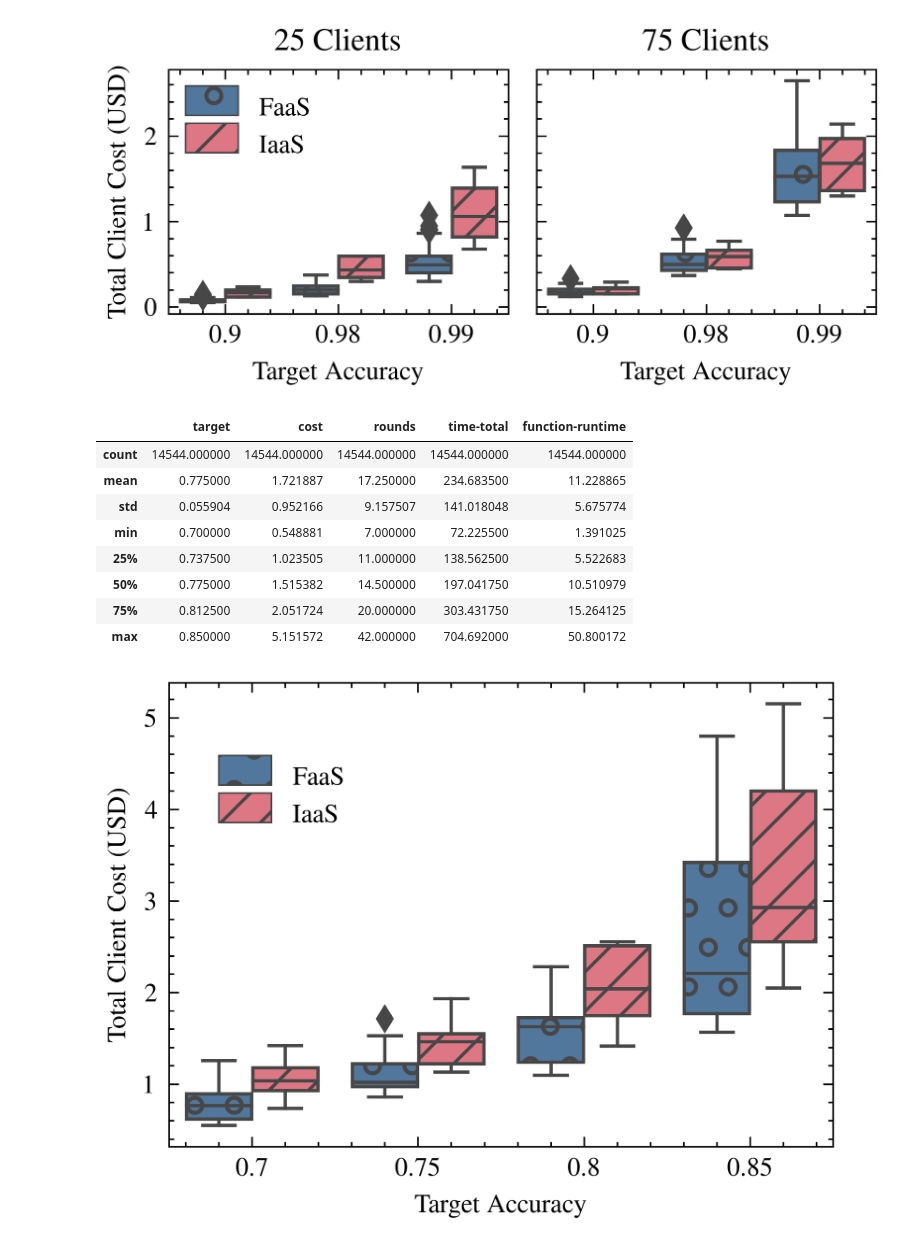
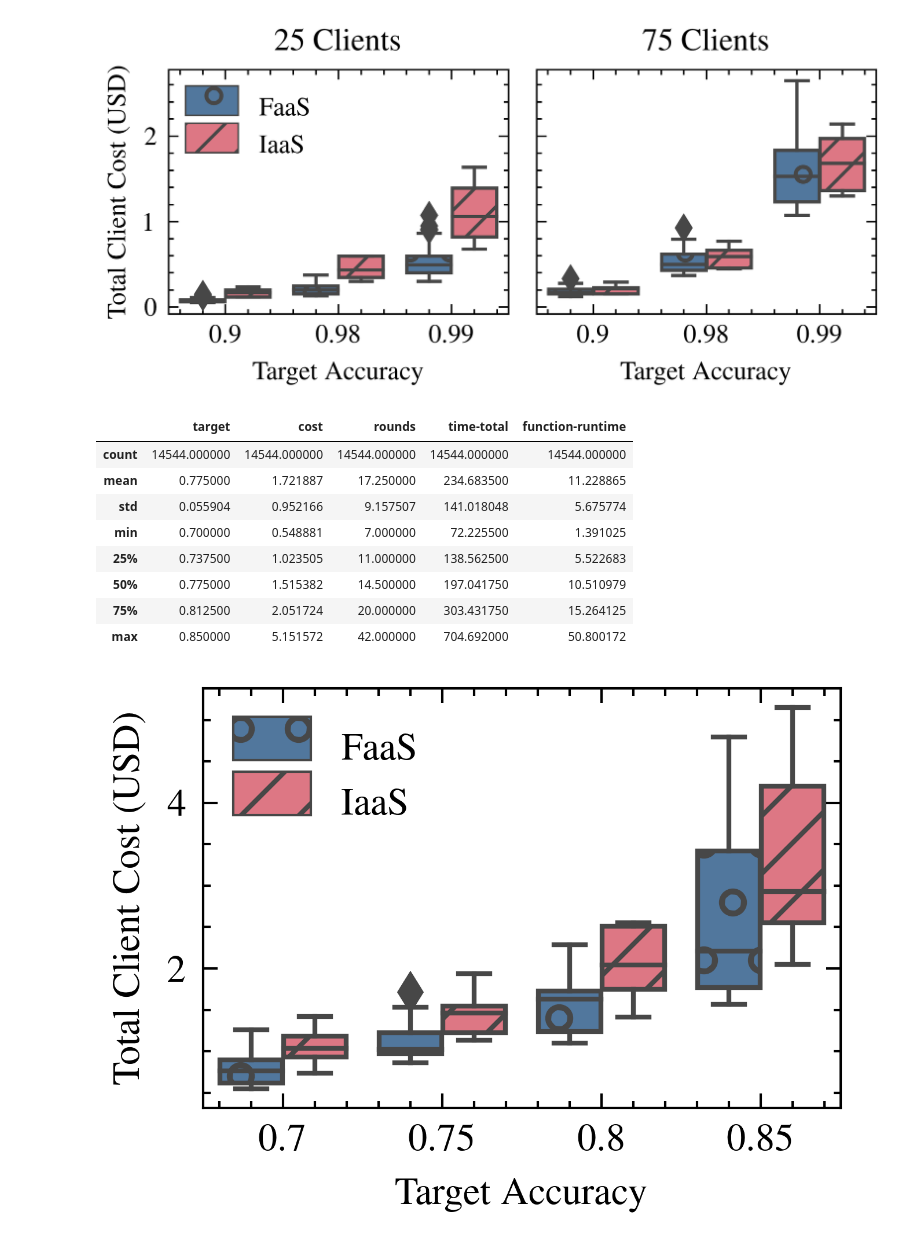
Before and after one commit to Serverless-Federated-Learning/FedLesScan, a Jupyter notebook: experiments/fedless-analysis-ieee.ipynb, the cells around one changed output. Cells and saved outputs as stored; diff of their text form; code cells hidden in the pictures.

Commit message:
updated plots

```diff
--- a/experiments/fedless-analysis-ieee.ipynb
+++ b/experiments/fedless-analysis-ieee.ipynb
@@ -102,7 +103,7 @@ for i, clients in enumerate([100, 200]):
     )
     axarr[i].set_title(f"{clients} Clients per Round")
     axarr[i].set_xlabel("Communication Round")
-    axarr[i].set_ylabel("Time in Seconds")
+    axarr[i].set_ylabel("Time (s)")
     axarr[i].get_legend().remove()
 
 handles, labels = axarr[-1].get_legend_handles_labels()
@@ -163,7 +164,7 @@ for i, clients in enumerate([25, 200]):
     #)
     axarr[i].set_title(f"{clients} Clients per Round")
     axarr[i].set_xlabel("Communication Round")
-    axarr[i].set_ylabel("Time in Seconds")
+    axarr[i].set_ylabel("Time (s)")
     axarr[i].get_legend().remove()
 
 handles, labels = axarr[-1].get_legend_handles_labels()
@@ -234,7 +235,7 @@ for i, clients in enumerate([10, 25]):
     #
     axarr[i].set_title(f"{clients} Clients per Round")
     axarr[i].set_xlabel("Communication Round")
-    axarr[i].set_ylabel("Time in Seconds")
+    axarr[i].set_ylabel("Time (s)")
     axarr[i].set_ylim((0, 700))
     axarr[i].get_legend().remove()
 
@@ -1307,7 +1282,7 @@ for clients in [25]:
 
 df_ = pd.DataFrame.from_records(records).set_index("clients")
 
-fig, ax = plt.subplots()
+fig, ax = plt.subplots(figsize=(3.5 / 1.5, 3.5 / 2))
 
 plt.gcf()
 
@@ -1322,32 +1297,32 @@ with plt.style.context(['science', 'ieee', 'bright']):
     )
 ax.set_ylabel("Total Client Cost (USD)")
 #ax.set_title(f"{clients} Clients")
 ax.get_legend().set_title("")
 ax.set_xlabel("Target Accuracy")
 
 hatches = itertools.cycle(['o', '//', '+', 'x', '-', '.', 'x', '\\', '', '', 'O', '.'][:2]) # ['.', '//', '+', '-', 'x', '\\', '', 'o', 'O', '.'])
 for j, patch in enumerate(ax.artists + ax.patches):
     hatch = next(hatches)
     patch.set_hatch(hatch)
 
 handles, labels = ax.get_legend_handles_labels()
 ax.get_legend().remove()
-leg = fig.legend(handles, labels, loc=(0.15, 0.7))
+leg = fig.legend(handles, labels, loc=(0.16, 0.7))
 for patch in leg.get_patches():
     patch.set_height(9)
 fig.tight_layout()
 
 fig.savefig(PLOT_OUTPUT_DIR / f"pricing-femnist.pdf", bbox_inches = 'tight', pad_inches = 0)
 
 df_.describe()
 # %% [output]
 |  | target | cost | rounds | time-total | function-runtime |
 | count | 14544.000000 | 14544.000000 | 14544.000000 | 14544.000000 | 14544.000000 |
 | mean | 0.775000 | 1.721887 | 17.250000 | 234.683500 | 11.228865 |
 | std | 0.055904 | 0.952166 | 9.157507 | 141.018048 | 5.675774 |
 | min | 0.700000 | 0.548881 | 7.000000 | 72.225500 | 1.391025 |
 | 25% | 0.737500 | 1.023505 | 11.000000 | 138.562500 | 5.522683 |
 | 50% | 0.775000 | 1.515382 | 14.500000 | 197.041750 | 10.510979 |
 | 75% | 0.812500 | 2.051724 | 20.000000 | 303.431750 | 15.264125 |
 | max | 0.850000 | 5.151572 | 42.000000 | 704.692000 | 50.800172 |
-[figure, old version]
+[figure, new version]
```
Also changed, not shown: parts of 13 cells of this notebook.
